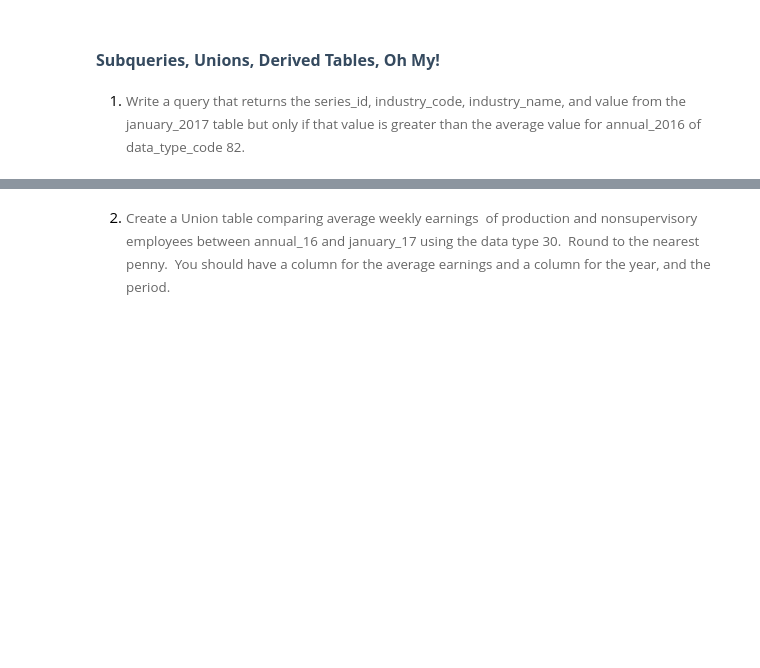
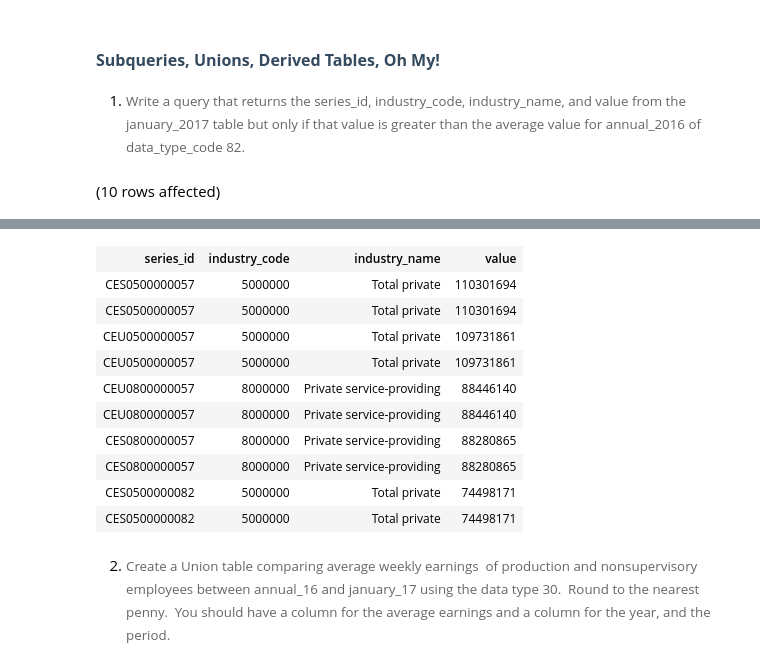
Before and after one commit to fsaidova74/Assignment3_9to5, a Jupyter notebook: 9to5.ipynb, the cells around one changed output, grey strips where cells are left out. Drawn from its saved outputs; the diff is of its cells as text; code cells hidden in the pictures; blank space fills up the shorter version.

```diff
--- a/9to5.ipynb
+++ b/9to5.ipynb
@@ -398,3 +408,18 @@ Total execution time: 00:00:00.085
 ## <span style="font-size: 12pt; font-family: Montserrat, sans-serif; color: rgb(53, 74, 95); background-color: rgb(255, 255, 255); font-weight: 700; font-variant-numeric: normal; font-variant-east-asian: normal; vertical-align: baseline; white-space: pre-wrap;">Subqueries, Unions, Derived Tables, Oh My!</span>
 
 1. <span style="background-color: rgb(255, 255, 255); font-size: 10pt; white-space: pre-wrap; color: rgb(102, 102, 102); font-family: Arvo, serif;">Write a query that returns the series_id, industry_code, industry_name, and value from the january_2017 table but only if that value is greater than the average value for annual_2016 of data_type_code 82.</span>
+# %%
+SELECT top 10 s.series_id, i.industry_code, i.industry_name, j.[value]
+FROM LaborStatisticsDB.dbo.january_2017 AS j
+JOIN LaborStatisticsDB.dbo.series AS s
+ON j.series_id = s.series_id
+JOIN LaborStatisticsDB.dbo.industry AS i
+ON s.industry_code = i.industry_code
+WHERE j.value> (select avg(a.value)
+     FROM LaborStatisticsDB.dbo.annual_2016 AS a
+     JOIN LaborStatisticsDB.dbo.series AS s
+     ON a.series_id = s.series_id
+     where s.data_type_code = 82)
+     ORDER BY j.value DESC;
+# %% [output]
+(10 rows affected)
@@ -401,2 +427,13 @@ Total execution time: 00:00:00.085
+| series_id | industry_code | industry_name | value |
+| CES0500000057 | 5000000 | Total private | 110301694 |
+| CES0500000057 | 5000000 | Total private | 110301694 |
+| CEU0500000057 | 5000000 | Total private | 109731861 |
+| CEU0500000057 | 5000000 | Total private | 109731861 |
+| CEU0800000057 | 8000000 | Private service-providing | 88446140 |
+| CEU0800000057 | 8000000 | Private service-providing | 88446140 |
+| CES0800000057 | 8000000 | Private service-providing | 88280865 |
+| CES0800000057 | 8000000 | Private service-providing | 88280865 |
+| CES0500000082 | 5000000 | Total private | 74498171 |
+| CES0500000082 | 5000000 | Total private | 74498171 |
 # %% [markdown]
 2. <span style="background-color: rgb(255, 255, 255); font-size: 10pt; white-space: pre-wrap; color: rgb(102, 102, 102); font-family: Arvo, serif;">Create a Union table comparing average weekly earnings&nbsp; of production and nonsupervisory employees between annual_16 and january_17 using the data type 30.&nbsp; Round to the nearest penny.&nbsp; You should have a column for the average earnings and a column for the year, and the period.</span>
```
Also changed, not shown: parts of 12 cells of this notebook.
